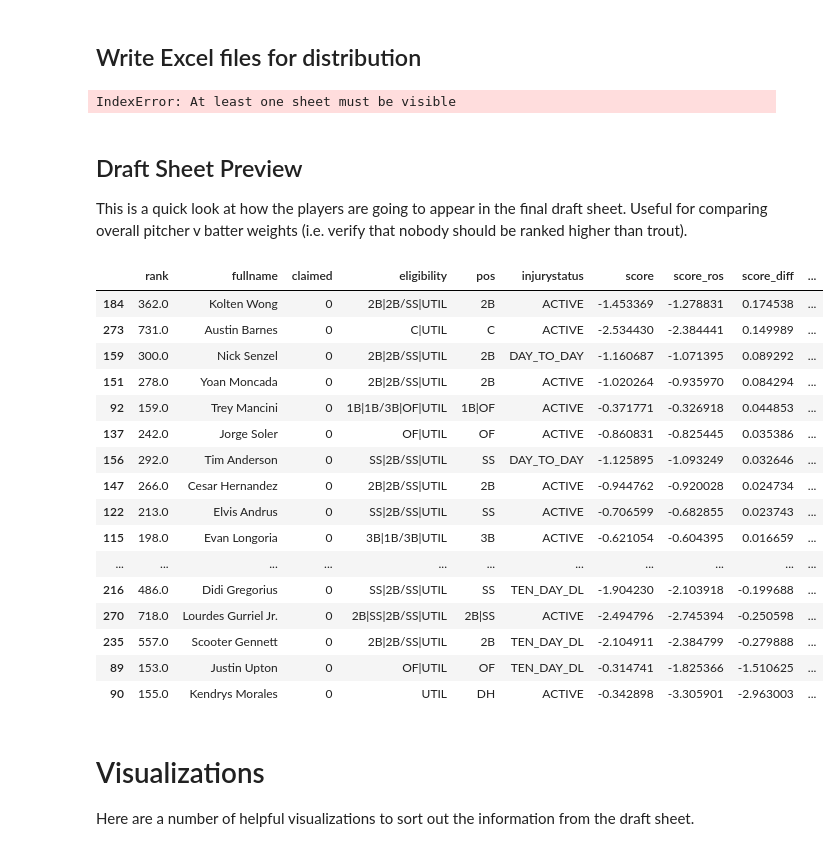
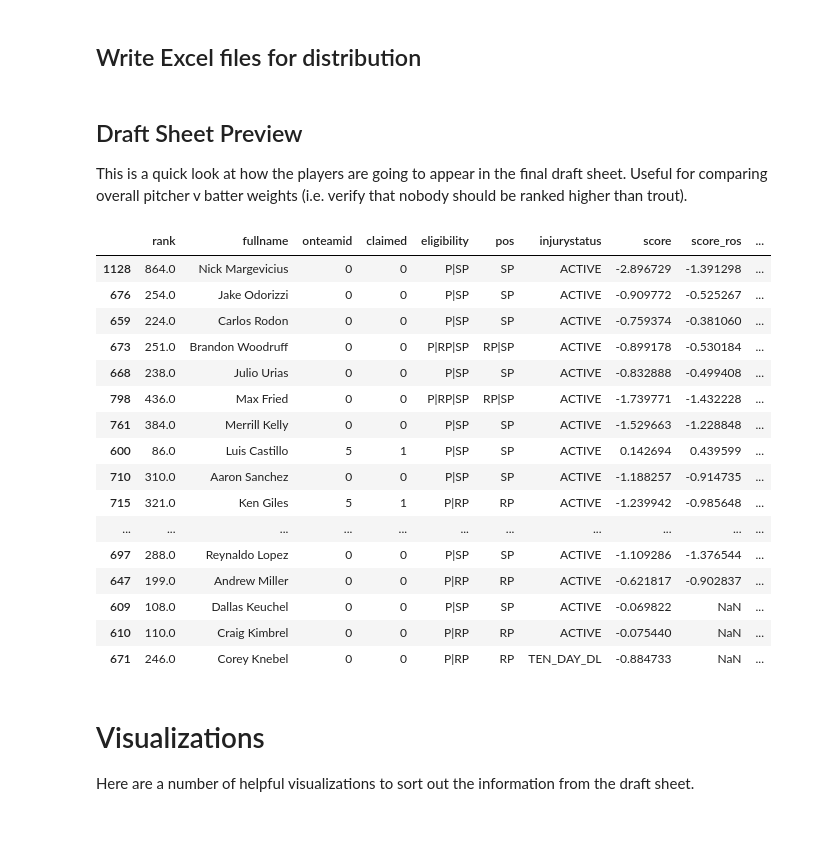
Before and after one commit to zmsy/notebooks, a Jupyter notebook: Player Z-scores.ipynb, the cells around one changed output. Saved outputs shown, nothing was run; the diff lists cells and outputs as text; code cells hidden in the pictures.

Commit message:
Update player scores

```diff
--- a/Player Z-scores.ipynb
+++ b/Player Z-scores.ipynb
@@ -356,45 +355,39 @@ dfd['catg_rank'] = dfd.groupby("catg")["score"].rank("dense", ascending=False)
 In order to make the outputs more usable, apply a number of color stylings and ranking scale sliders to the actual xlsx file.
 # %%
 dfd['score_diff'] = dfd['score_ros'] - dfd['score']
-dfd = dfd[['rank','fullname','claimed','eligibility','pos','injurystatus','score','score_ros','score_diff','espn_adp','percentowned',
+dfd = dfd[['rank','fullname','onteamid', 'claimed','eligibility','pos','injurystatus','score','score_ros','score_diff','espn_adp','percentowned',
     'percentstarted','catg','catg_rank','shallowest_pos','shallowest_pos_rank','primary_pos','primary_pos_rank']]
 # %% [markdown]
 ## Write Excel files for distribution
 # %%
-# rearrange columns
-dfd = dfd[['rank','fullname','claimed','eligibility','pos','injurystatus','score','score_ros','espn_adp','percentowned',
-    'percentstarted','catg','catg_rank','shallowest_pos','shallowest_pos_rank','primary_pos','primary_pos_rank']]
-
 with pd.ExcelWriter('fantasy2019.xlsx') as writer:
     dfb.to_excel(writer, sheet_name='batters')
     dfp.to_excel(writer, sheet_name='pitchers')
     dfd.to_excel(writer, sheet_name='draft_sheet')
-# %% [output]
-IndexError: At least one sheet must be visible
 # %% [markdown]
 ## Draft Sheet Preview
 
 This is a quick look at how the players are going to appear in the final draft sheet. Useful for comparing overall pitcher v batter weights (i.e. verify that nobody should be ranked higher than trout).
 # %%
-dfd[(dfd['percentowned'] > 15.0) & (dfd['claimed'] == 0) & (dfd['catg'] == 'B')].sort_values(by='score_diff', ascending=False).head(100)
+dfd[(dfd['percentowned'] > 10.0) & ((dfd['claimed'] == 0) | (dfd['onteamid'] == 5)) & (dfd['catg'] == 'P')].sort_values(by='score_diff', ascending=False).head(100)
 # %% [output]
-|  | rank | fullname | claimed | eligibility | pos | injurystatus | score | score_ros | score_diff | ... |
-| 184 | 362.0 | Kolten Wong | 0 | 2B|2B/SS|UTIL | 2B | ACTIVE | -1.453369 | -1.278831 | 0.174538 | ... |
-| 273 | 731.0 | Austin Barnes | 0 | C|UTIL | C | ACTIVE | -2.534430 | -2.384441 | 0.149989 | ... |
-| 159 | 300.0 | Nick Senzel | 0 | 2B|2B/SS|UTIL | 2B | DAY_TO_DAY | -1.160687 | -1.071395 | 0.089292 | ... |
-| 151 | 278.0 | Yoan Moncada | 0 | 2B|2B/SS|UTIL | 2B | ACTIVE | -1.020264 | -0.935970 | 0.084294 | ... |
-| 92 | 159.0 | Trey Mancini | 0 | 1B|1B/3B|OF|UTIL | 1B|OF | ACTIVE | -0.371771 | -0.326918 | 0.044853 | ... |
-| 137 | 242.0 | Jorge Soler | 0 | OF|UTIL | OF | ACTIVE | -0.860831 | -0.825445 | 0.035386 | ... |
-| 156 | 292.0 | Tim Anderson | 0 | SS|2B/SS|UTIL | SS | DAY_TO_DAY | -1.125895 | -1.093249 | 0.032646 | ... |
-| 147 | 266.0 | Cesar Hernandez | 0 | 2B|2B/SS|UTIL | 2B | ACTIVE | -0.944762 | -0.920028 | 0.024734 | ... |
-| 122 | 213.0 | Elvis Andrus | 0 | SS|2B/SS|UTIL | SS | ACTIVE | -0.706599 | -0.682855 | 0.023743 | ... |
-| 115 | 198.0 | Evan Longoria | 0 | 3B|1B/3B|UTIL | 3B | ACTIVE | -0.621054 | -0.604395 | 0.016659 | ... |
+|  | rank | fullname | onteamid | claimed | eligibility | pos | injurystatus | score | score_ros | ... |
+| 1128 | 864.0 | Nick Margevicius | 0 | 0 | P|SP | SP | ACTIVE | -2.896729 | -1.391298 | ... |
+| 676 | 254.0 | Jake Odorizzi | 0 | 0 | P|SP | SP | ACTIVE | -0.909772 | -0.525267 | ... |
+| 659 | 224.0 | Carlos Rodon | 0 | 0 | P|SP | SP | ACTIVE | -0.759374 | -0.381060 | ... |
+| 673 | 251.0 | Brandon Woodruff | 0 | 0 | P|RP|SP | RP|SP | ACTIVE | -0.899178 | -0.530184 | ... |
+| 668 | 238.0 | Julio Urias | 0 | 0 | P|SP | SP | ACTIVE | -0.832888 | -0.499408 | ... |
+| 798 | 436.0 | Max Fried | 0 | 0 | P|RP|SP | RP|SP | ACTIVE | -1.739771 | -1.432228 | ... |
+| 761 | 384.0 | Merrill Kelly | 0 | 0 | P|SP | SP | ACTIVE | -1.529663 | -1.228848 | ... |
+| 600 | 86.0 | Luis Castillo | 5 | 1 | P|SP | SP | ACTIVE | 0.142694 | 0.439599 | ... |
+| 710 | 310.0 | Aaron Sanchez | 0 | 0 | P|SP | SP | ACTIVE | -1.188257 | -0.914735 | ... |
+| 715 | 321.0 | Ken Giles | 5 | 1 | P|RP | RP | ACTIVE | -1.239942 | -0.985648 | ... |
 | ... | ... | ... | ... | ... | ... | ... | ... | ... | ... | ... |
-| 216 | 486.0 | Didi Gregorius | 0 | SS|2B/SS|UTIL | SS | TEN_DAY_DL | -1.904230 | -2.103918 | -0.199688 | ... |
-| 270 | 718.0 | Lourdes Gurriel Jr. | 0 | 2B|SS|2B/SS|UTIL | 2B|SS | ACTIVE | -2.494796 | -2.745394 | -0.250598 | ... |
-| 235 | 557.0 | Scooter Gennett | 0 | 2B|2B/SS|UTIL | 2B | TEN_DAY_DL | -2.104911 | -2.384799 | -0.279888 | ... |
-| 89 | 153.0 | Justin Upton | 0 | OF|UTIL | OF | TEN_DAY_DL | -0.314741 | -1.825366 | -1.510625 | ... |
-| 90 | 155.0 | Kendrys Morales | 0 | UTIL | DH | ACTIVE | -0.342898 | -3.305901 | -2.963003 | ... |
+| 697 | 288.0 | Reynaldo Lopez | 0 | 0 | P|SP | SP | ACTIVE | -1.109286 | -1.376544 | ... |
+| 647 | 199.0 | Andrew Miller | 0 | 0 | P|RP | RP | ACTIVE | -0.621817 | -0.902837 | ... |
+| 609 | 108.0 | Dallas Keuchel | 0 | 0 | P|SP | SP | ACTIVE | -0.069822 | NaN | ... |
+| 610 | 110.0 | Craig Kimbrel | 0 | 0 | P|RP | RP | ACTIVE | -0.075440 | NaN | ... |
+| 671 | 246.0 | Corey Knebel | 0 | 0 | P|RP | RP | TEN_DAY_DL | -0.884733 | NaN | ... |
 # %% [markdown]
 # Visualizations
 
```
Also changed, not shown: parts of 4 cells of this notebook, 1 other file.
